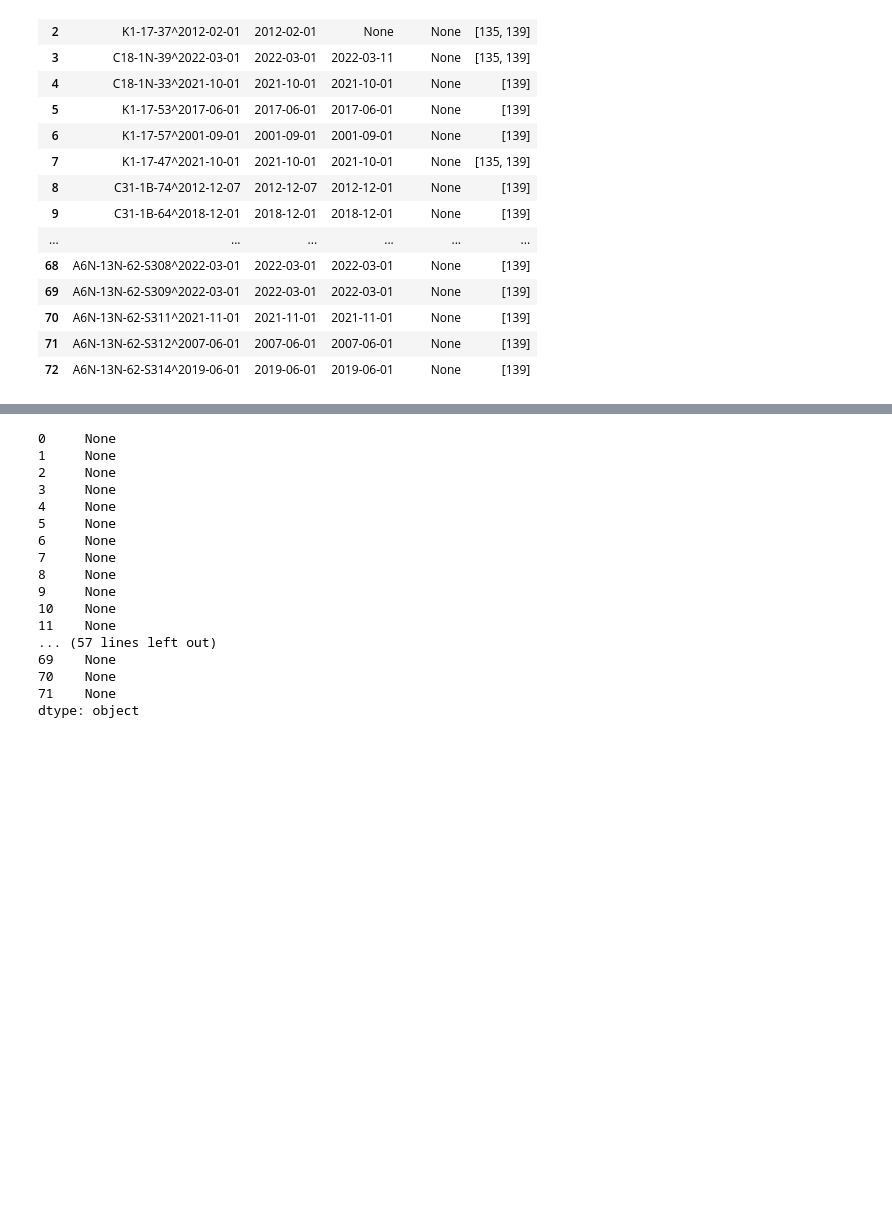
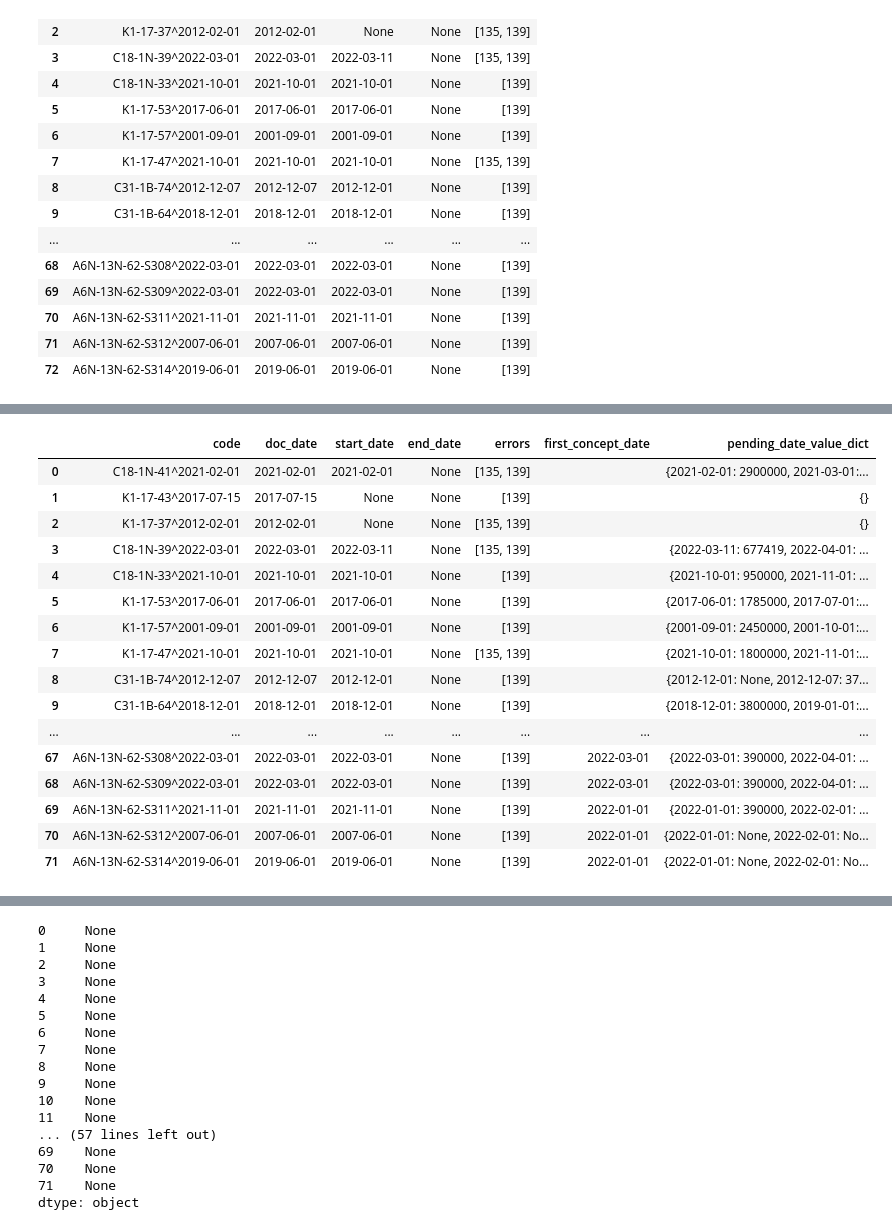
Before and after one commit to lcorkidi/adin_2022, a Jupyter notebook: scripts/Accountable Concepts.ipynb, the cells around one changed output, grey strips where cells are left out. Saved outputs shown, nothing was run; the diff lists cells and outputs as text; code cells hidden in the pictures; blank space fills up the shorter version.

Commit message:
accountable_concept create bulk partial

```diff
--- a/scripts/Accountable Concepts.ipynb
+++ b/scripts/Accountable Concepts.ipynb
@@ -53,4 +53,27 @@ lea_rea_con_data
 | 70 | K2C-30-27^2020-10-01 |  |  |  |  |  |  |  |  | ... |
 | 71 | K2C-30-29^2019-11-01 |  |  |  |  |  |  |  |  | ... |
 | 72 | K2C-30-51^2021-12-01 |  |  |  |  |  |  |  |  | ... |
+# %%
+lea_rea_merged=errors_report.merge(lea_rea_con_data[['pk', 'first_concept_date']], left_on='code', right_on='pk').drop('pk', axis=1)
+pending_date_values=lea_rea_merged\
+    .assign(pending_date_value_dict=lea_rea_merged.apply(lambda x: Lease_Realty.objects.get(pk=x.code).pending_concept_date_value_dict(datetime.date(*[int(i) for i in x.first_concept_date.split('-')]) if x.first_concept_date else None), axis=1))
+pending_date_values
+# %% [output]
+|  | code | doc_date | start_date | end_date | errors | first_concept_date | pending_date_value_dict |
+| 0 | C18-1N-41^2021-02-01 | 2021-02-01 | 2021-02-01 | None | [135, 139] |  | {2021-02-01: 2900000, 2021-03-01:... |
+| 1 | K1-17-43^2017-07-15 | 2017-07-15 | None | None | [139] |  | {} |
+| 2 | K1-17-37^2012-02-01 | 2012-02-01 | None | None | [135, 139] |  | {} |
+| 3 | C18-1N-39^2022-03-01 | 2022-03-01 | 2022-03-11 | None | [135, 139] |  | {2022-03-11: 677419, 2022-04-01: ... |
+| 4 | C18-1N-33^2021-10-01 | 2021-10-01 | 2021-10-01 | None | [139] |  | {2021-10-01: 950000, 2021-11-01: ... |
+| 5 | K1-17-53^2017-06-01 | 2017-06-01 | 2017-06-01 | None | [139] |  | {2017-06-01: 1785000, 2017-07-01:... |
+| 6 | K1-17-57^2001-09-01 | 2001-09-01 | 2001-09-01 | None | [139] |  | {2001-09-01: 2450000, 2001-10-01:... |
+| 7 | K1-17-47^2021-10-01 | 2021-10-01 | 2021-10-01 | None | [135, 139] |  | {2021-10-01: 1800000, 2021-11-01:... |
+| 8 | C31-1B-74^2012-12-07 | 2012-12-07 | 2012-12-01 | None | [139] |  | {2012-12-01: None, 2012-12-07: 37... |
+| 9 | C31-1B-64^2018-12-01 | 2018-12-01 | 2018-12-01 | None | [139] |  | {2018-12-01: 3800000, 2019-01-01:... |
+| ... | ... | ... | ... | ... | ... | ... | ... |
+| 67 | A6N-13N-62-S308^2022-03-01 | 2022-03-01 | 2022-03-01 | None | [139] | 2022-03-01 | {2022-03-01: 390000, 2022-04-01: ... |
+| 68 | A6N-13N-62-S309^2022-03-01 | 2022-03-01 | 2022-03-01 | None | [139] | 2022-03-01 | {2022-03-01: 390000, 2022-04-01: ... |
+| 69 | A6N-13N-62-S311^2021-11-01 | 2021-11-01 | 2021-11-01 | None | [139] | 2022-01-01 | {2022-01-01: 390000, 2022-02-01: ... |
+| 70 | A6N-13N-62-S312^2007-06-01 | 2007-06-01 | 2007-06-01 | None | [139] | 2022-01-01 | {2022-01-01: None, 2022-02-01: No... |
+| 71 | A6N-13N-62-S314^2019-06-01 | 2019-06-01 | 2019-06-01 | None | [139] | 2022-01-01 | {2022-01-01: None, 2022-02-01: No... |
 # %%
```
Also changed, not shown: parts of 10 cells of this notebook, 10 other files.
